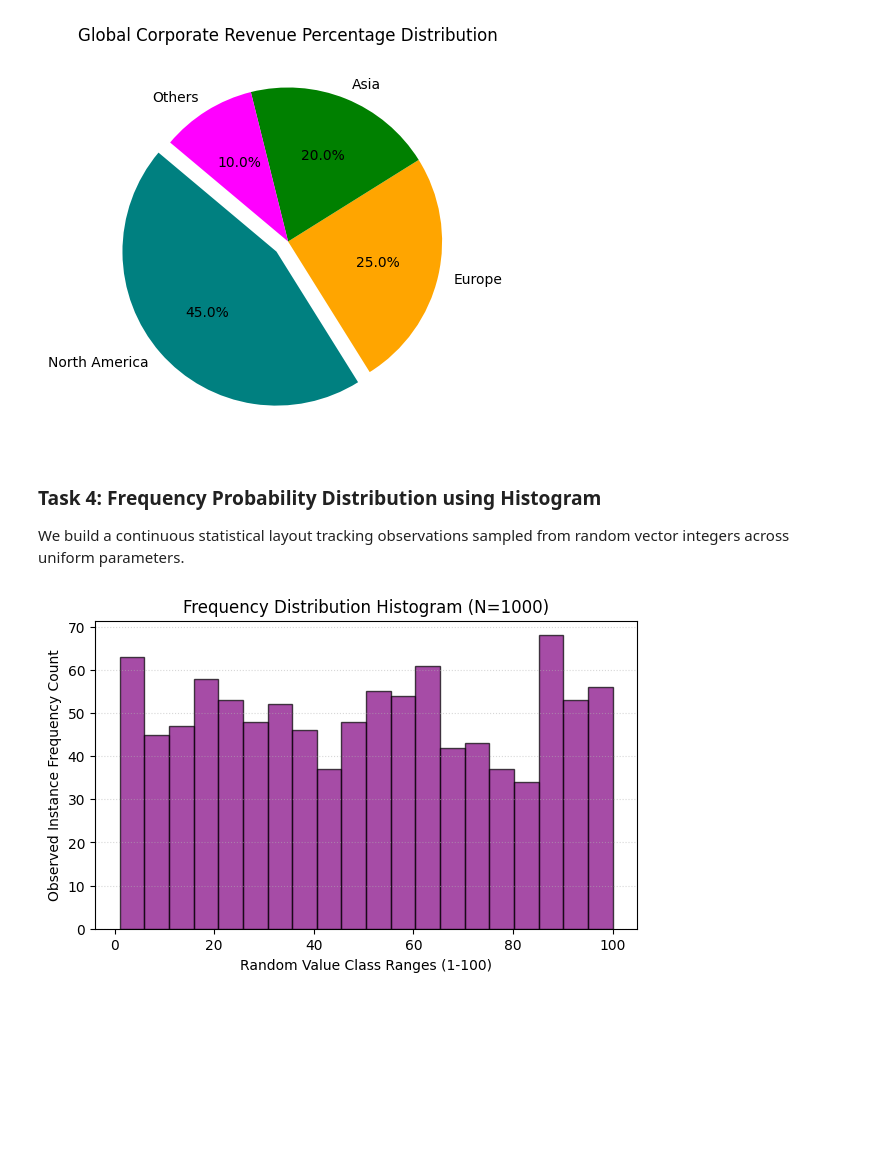
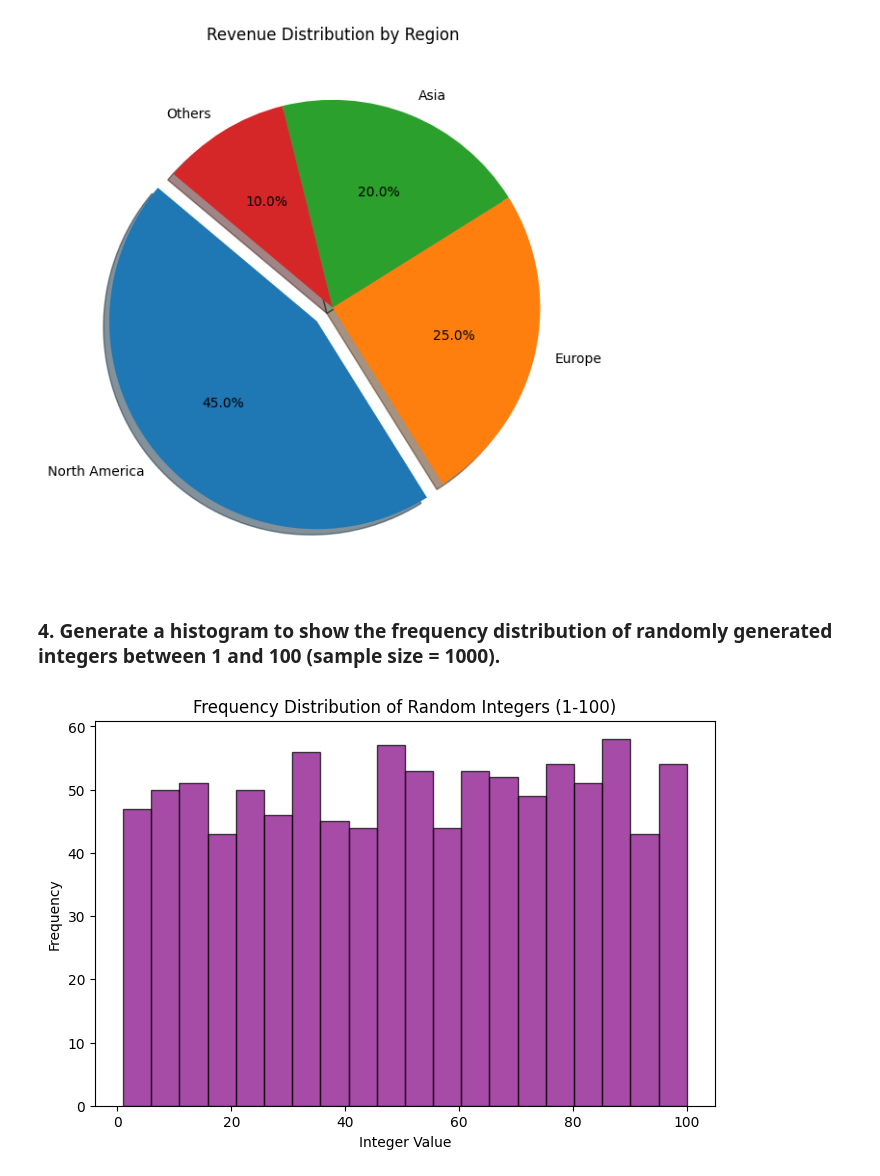
Before and after one commit to Ritesh-456/Tutedude_All_Assaignments, a Jupyter notebook: Assignment_2/matplotlib_assignment.ipynb, the cells around one changed output. Drawn from its saved outputs; the diff is of its cells as text; code cells hidden in the pictures; blank space fills up the shorter version.

```diff
--- a/Assignment_2/matplotlib_assignment.ipynb
+++ b/Assignment_2/matplotlib_assignment.ipynb
@@ -58,42 +53,26 @@ We track structural percentage slices belonging to core geo revenue vectors. The
 # %%
-# Share metrics
 regions = ['North America', 'Europe', 'Asia', 'Others']
 revenue = [45, 25, 20, 10]
 
-# Highlight index 0 (North America) because it holds highest value (45)
+# Highlight North America (highest revenue) with explode
 explode = (0.1, 0, 0, 0)
 
-# Pie Chart construction
-plt.figure(figsize=(5, 5))
-plt.pie(revenue, explode=explode, labels=regions, autopct='%1.1f%%',
-        startangle=140, colors=['teal', 'orange', 'green', 'magenta'])
-
-# Title mapping
-plt.title('Global Corporate Revenue Percentage Distribution')
-
-# Display plot
+plt.figure(figsize=(7, 7))
+plt.pie(revenue, labels=regions, autopct='%1.1f%%', explode=explode, startangle=140, shadow=True)
+plt.title("Revenue Distribution by Region")
 plt.show()
 # %% [output]
-[figure, old version]
+[figure, new version]
-# %% [markdown]
-### Task 4: Frequency Probability Distribution using Histogram
-We build a continuous statistical layout tracking observations sampled from random vector integers across uniform parameters.
+# %% [markdown]
+### 4. Generate a histogram to show the frequency distribution of randomly generated integers between 1 and 100 (sample size = 1000).
 # %%
-# Initialize data arrays
-np.random.seed(42)
-random_integers = np.random.randint(1, 101, size=1000)
+random_data = np.random.randint(1, 101, size=1000)
 
-# Build Histogram visualization
-plt.figure(figsize=(7, 4))
-plt.hist(random_integers, bins=20, color='purple', edgecolor='black', alpha=0.7)
-
-# Overlay features
-plt.title('Frequency Distribution Histogram (N=1000)')
-plt.xlabel('Random Value Class Ranges (1-100)')
-plt.ylabel('Observed Instance Frequency Count')
-plt.grid(axis='y', linestyle=':', alpha=0.5)
-
-# Display plot
+plt.figure(figsize=(8, 5))
+plt.hist(random_data, bins=20, color='purple', edgecolor='black', alpha=0.7)
+plt.title("Frequency Distribution of Random Integers (1-100)")
+plt.xlabel("Integer Value")
+plt.ylabel("Frequency")
 plt.show()
 # %% [output]
-[figure, old version]
+[figure, new version]
```
Also changed, not shown: parts of 9 cells of this notebook, 2 other files.
